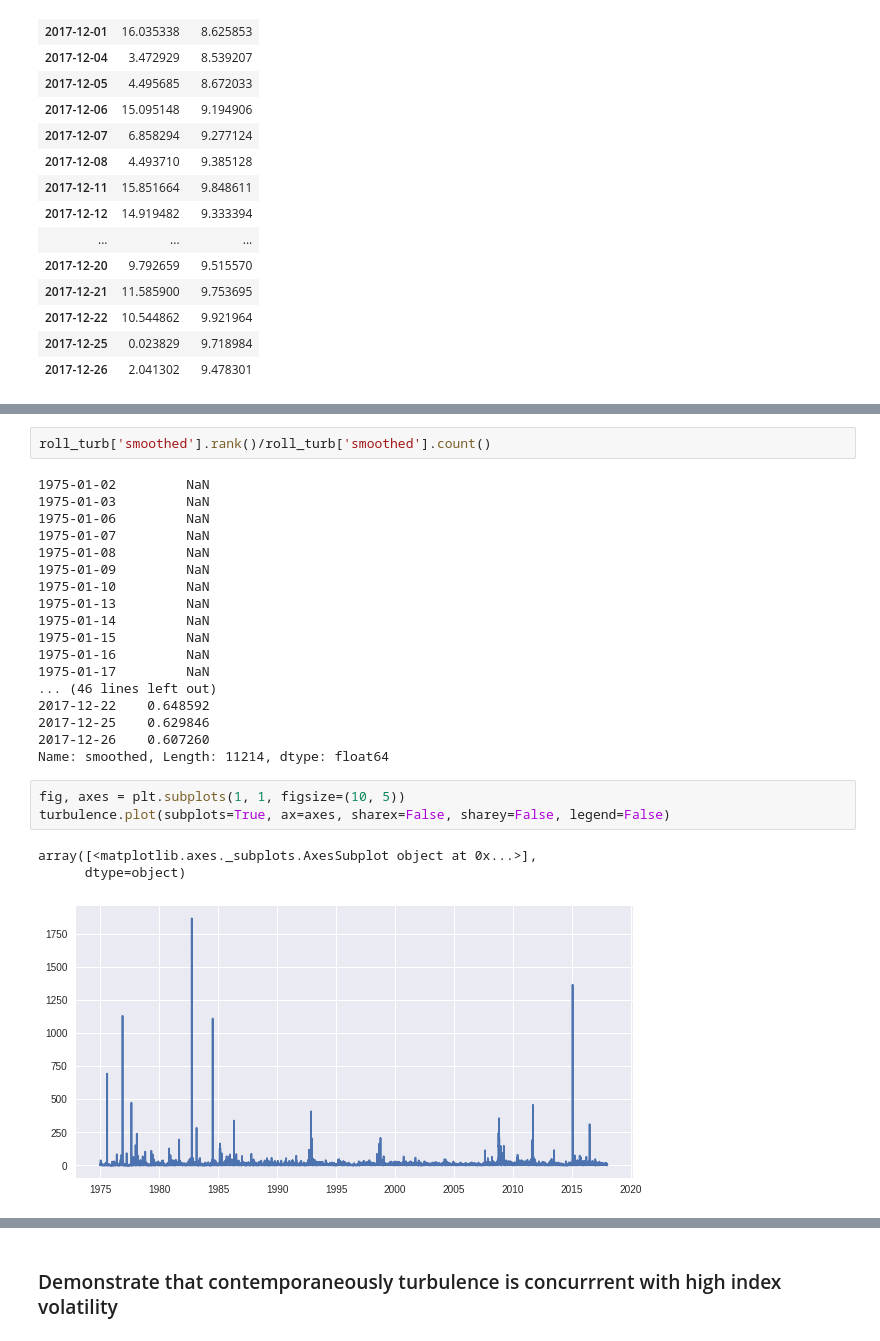
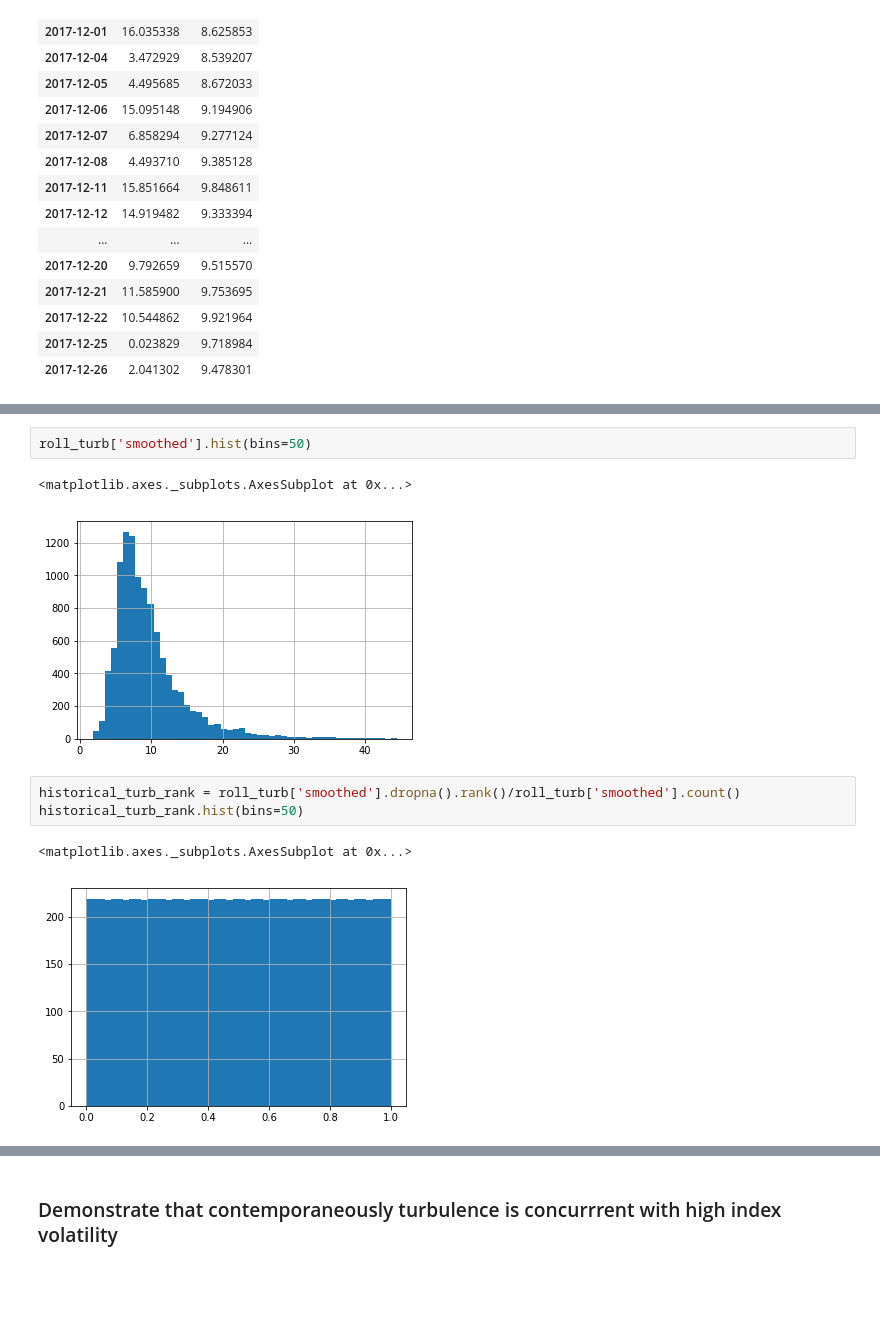
Before and after one commit to fintechsteve/modeling-volatility, a Jupyter notebook: Part_05_Creating_Turbulence_Model.ipynb, the cells around one changed output, grey strips where cells are left out. Saved outputs shown, nothing was run; the diff lists cells and outputs as text; blank space fills up the shorter version.

```diff
--- a/Part_05_Creating_Turbulence_Model.ipynb
+++ b/Part_05_Creating_Turbulence_Model.ipynb
@@ -105,27 +115,11 @@ roll_turb.plot()
+# %%
+roll_turb['smoothed'].hist(bins=50)
+# %% [output]
+<matplotlib.axes._subplots.AxesSubplot at 0x...>
+[figure, added]
 # %%
-roll_turb['smoothed'].rank()/roll_turb['smoothed'].count()
+historical_turb_rank = roll_turb['smoothed'].dropna().rank()/roll_turb['smoothed'].count()
+historical_turb_rank.hist(bins=50)
 # %% [output]
-1975-01-02         NaN
-1975-01-03         NaN
-1975-01-06         NaN
-1975-01-07         NaN
-1975-01-08         NaN
-1975-01-09         NaN
-1975-01-10         NaN
-1975-01-13         NaN
-1975-01-14         NaN
-1975-01-15         NaN
-1975-01-16         NaN
-1975-01-17         NaN
-... (46 lines left out)
-2017-12-22    0.648592
-2017-12-25    0.629846
-2017-12-26    0.607260
-Name: smoothed, Length: 11214, dtype: float64
+<matplotlib.axes._subplots.AxesSubplot at 0x...>
+[figure, added]
-# %%
-fig, axes = plt.subplots(1, 1, figsize=(10, 5))
-turbulence.plot(subplots=True, ax=axes, sharex=False, sharey=False, legend=False)
-# %% [output]
-array([<matplotlib.axes._subplots.AxesSubplot object at 0x...>],
-      dtype=object)
-[figure, removed]
```
Also changed, not shown: parts of 10 cells of this notebook.
